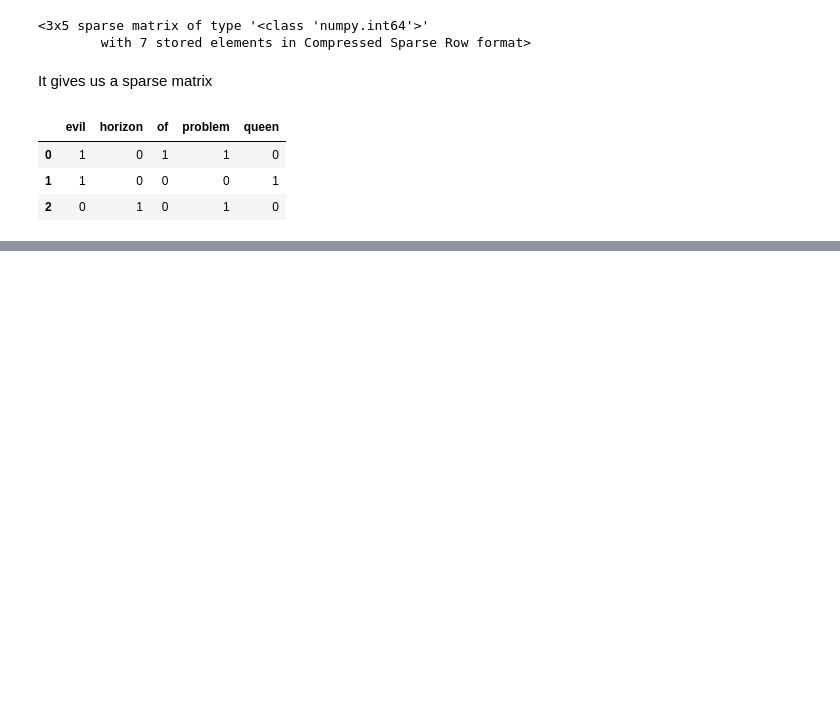
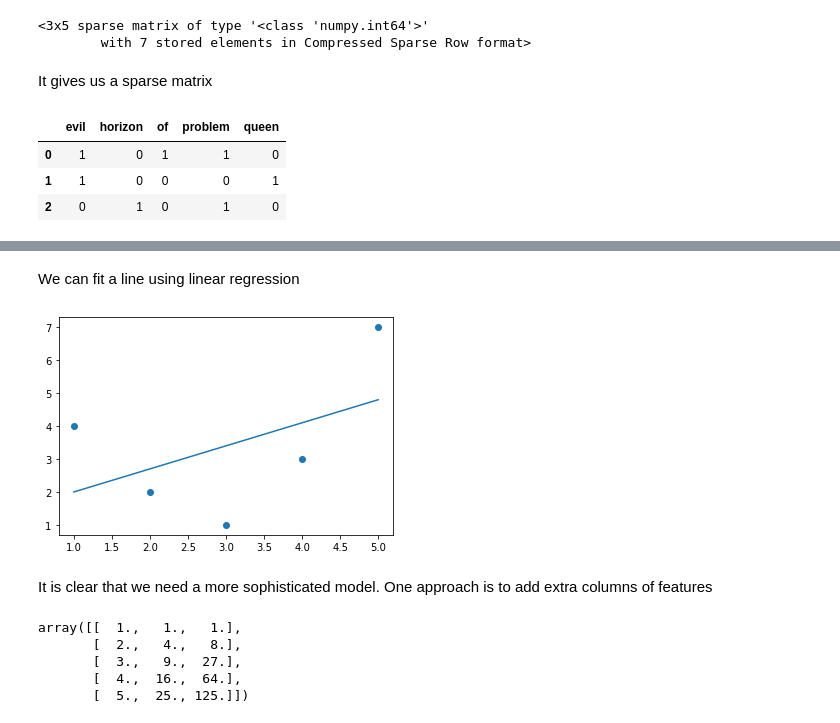
Before and after one commit to tomperr/tomperr_is_learning, a Jupyter notebook: Python_Data_Science_Handbook/MachineLearning/4_Feature_Engineering.ipynb, the cells around one changed output, grey strips where cells are left out. Saved outputs shown, nothing was run; the diff lists cells and outputs as text; code cells hidden in the pictures; blank space fills up the shorter version.

```diff
--- a/Python_Data_Science_Handbook/MachineLearning/4_Feature_Engineering.ipynb
+++ b/Python_Data_Science_Handbook/MachineLearning/4_Feature_Engineering.ipynb
@@ -71,0 +102,24 @@ pd.DataFrame(X.toarray(), columns=vec.get_feature_names_out())
+# %% [markdown]
+We can fit a line using linear regression
+# %%
+from sklearn.linear_model import LinearRegression
+X = x[:, np.newaxis]
+model = LinearRegression().fit(X, y)
+yfit = model.predict(X)
+plt.scatter(x, y)
+plt.plot(x, yfit);
+# %% [output]
+[figure, added]
+# %% [markdown]
+It is clear that we need a more sophisticated model. One approach is to add extra columns of features
+# %%
+from sklearn.preprocessing import PolynomialFeatures
+poly = PolynomialFeatures(degree=3, include_bias=False)
+X2 = poly.fit_transform(X)
+X2
+# %% [output]
+array([[  1.,   1.,   1.],
+       [  2.,   4.,   8.],
+       [  3.,   9.,  27.],
+       [  4.,  16.,  64.],
+       [  5.,  25., 125.]])
```
Also changed, not shown: parts of 19 cells of this notebook, 1 other file.
